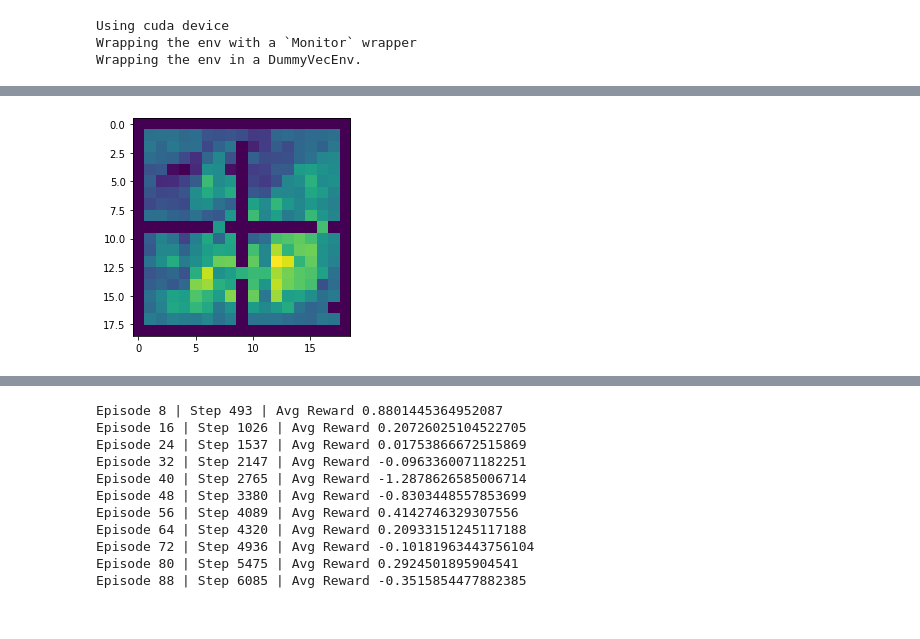
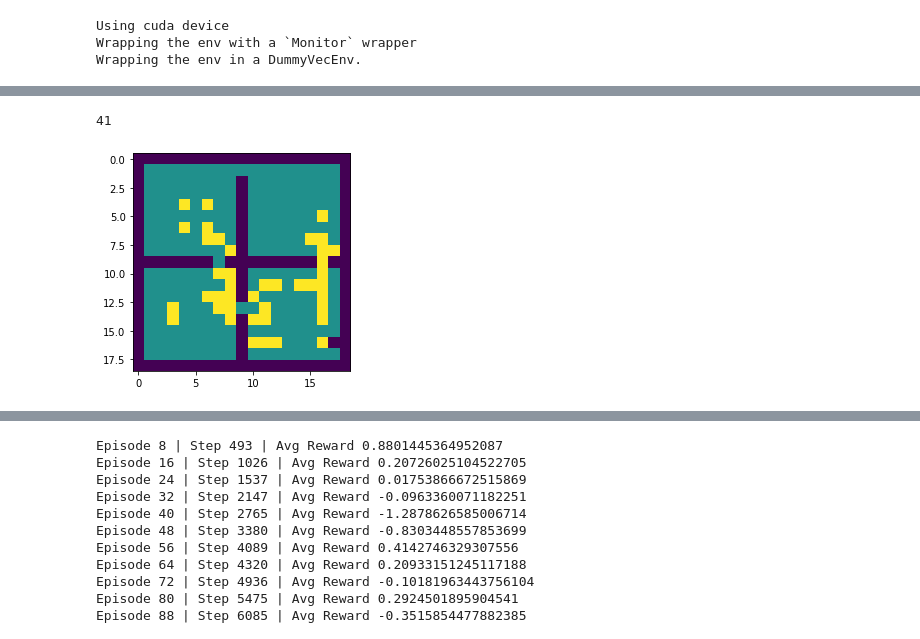
Before and after one commit to ejmejm/OptionsExplorationExperiments, a Jupyter notebook: deep_covering_options.ipynb, the cells around one changed output, grey strips where cells are left out. Drawn from its saved outputs; the diff is of its cells as text; code cells hidden in the pictures.

```diff
--- a/deep_covering_options.ipynb
+++ b/deep_covering_options.ipynb
@@ -210,13 +181,0 @@ KeyboardInterrupt:
-# %%
-env = make_env()
-env.seed(10)
-obs = env.reset()
-env.step(0)
-render_state(env)
-env.unwrapped.agent_dir
-
-# env.unwrapped.agent_dir
-# 0: right
-# 1: down
-# 2: left
-# 3: up
@@ -407,7 +383,7 @@ def ev_reward_hook(eigen_function, ev_term_cutoff, ev_normalizer,
     return obs, act, reward, next_obs, done
 # %%
 # Setup constants and objects
-explore_steps = 20000
+explore_steps = 100000
 explore_steps_per_episode = 200
 env_seed = 0
 
@@ -420,22 +396,30 @@ option_train_steps = 10000
 max_steps = 200
 
 replay_buffer = ExperienceReplay(capacity=100000)
+env = make_env(max_steps)
 # %%
 # Start loop
 
 # Explore and gather samples
 replay_buffer.clear()
 exploration_policy = ACNetwork(env.action_space.n).to(DEVICE)
-explore(exploration_policy, replay_buffer, explore_steps, env_seed)
+explore(exploration_policy, replay_buffer, explore_steps,
+    explore_steps_per_episode, env_seed)
 
 # Learn the eigenvector
 eigen_function, losses = learn_eigenvector(replay_buffer,
     ev_batch_size, ev_batches, lagrange_mult)
 # Get the cutoff for the terminal set
-ev_term_cutoff, ev_normalizer = get_ev_stats(eigen_function, replay_buffer, ev_term_percentile)
+ev_term_cutoff, ev_normalizer = get_ev_stats(
+    eigen_function, replay_buffer, ev_term_percentile,
+    deterministic=True, env=env, env_seed=env_seed)
+eigen_function.set_postprocesser(ev_normalizer)
 # %%
-# Learn the eigenvector
-eigen_function, losses = learn_eigenvector(replay_buffer,
-    ev_batch_size, ev_batches, lagrange_mult)
-# Get the cutoff for the terminal set
-ev_term_cutoff, ev_normalizer = get_ev_stats(eigen_function, replay_buffer, ev_term_percentile)
+# # Learn the eigenvector
+# eigen_function, losses = learn_eigenvector(replay_buffer,
+#     ev_batch_size, ev_batches, lagrange_mult)
+# # Get the cutoff for the terminal set
+# ev_term_cutoff, ev_normalizer = get_ev_stats(
+#     eigen_function, replay_buffer, ev_term_percentile,
+#     deterministic=True, env=env, env_seed=env_seed)
+# eigen_function.set_postprocesser(ev_normalizer)
@@ -595,7 +572,9 @@ print(step)
 # %%
-ev_map = render_eigenvector(eigen_function, env, env_seed)
+print(((ev_map < ev_term_cutoff) & (ev_map != 0)).sum())
+terminal_map = render_eigenvector(eigen_function, env, env_seed, ev_term_cutoff)
 # %% [output]
+41
-[figure, old version]
+[figure, new version]
 # %%
 agent_path_map = render_agent_path(agent_path, env, env_seed)
 # %% [output]
```
Also changed, not shown: parts of 21 cells of this notebook.
